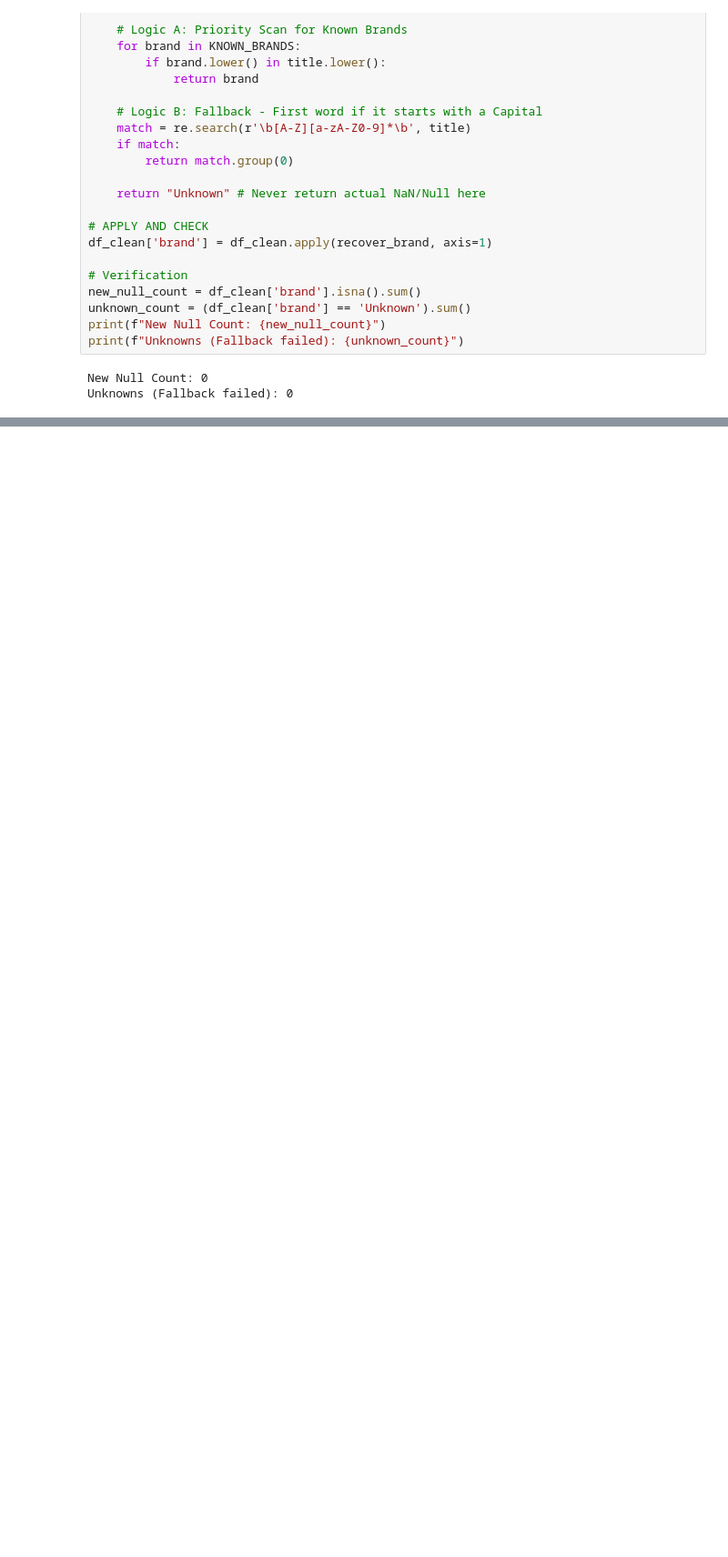
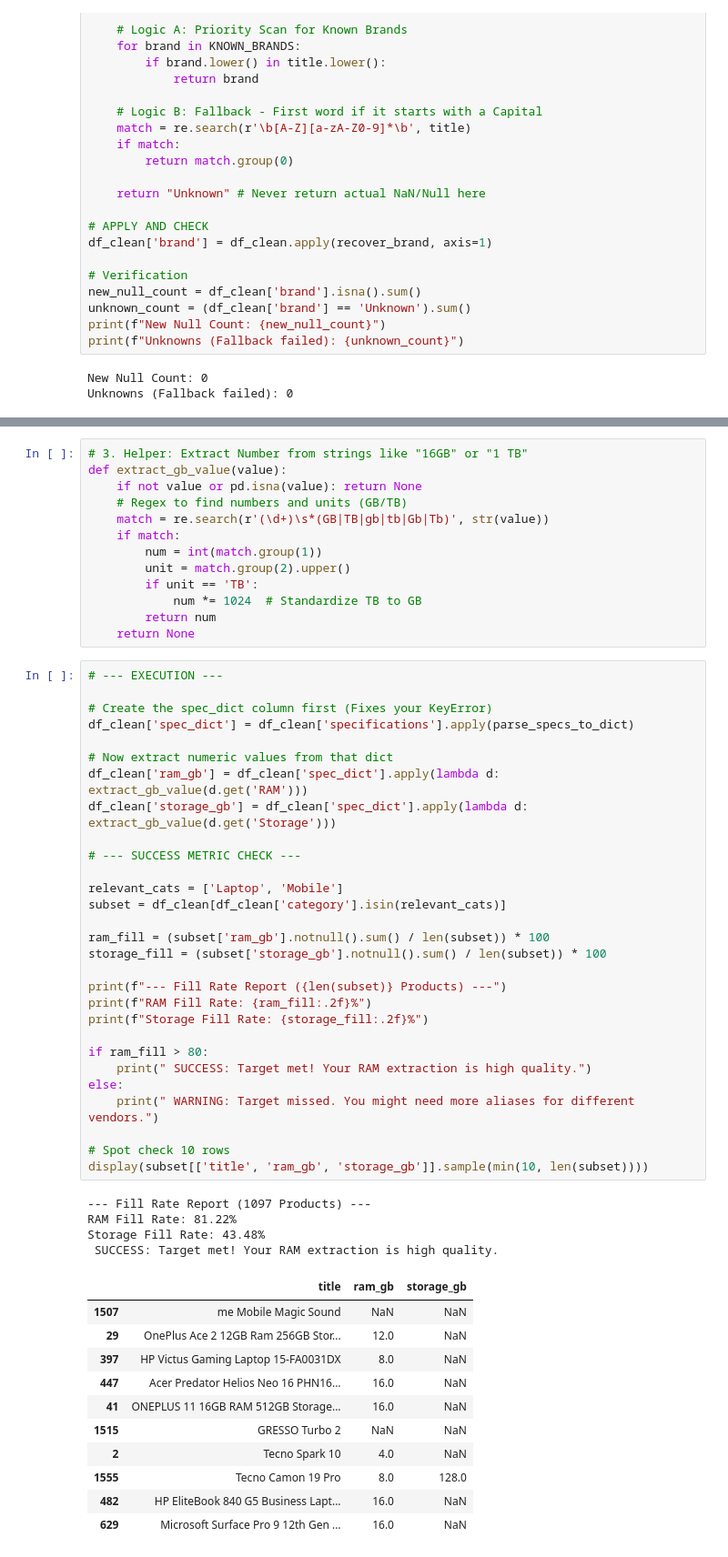
Before and after one commit to XENZA7/vendorlensx_recommendation_search_system, a Jupyter notebook: Notebooks/cleaning_feature_engineering.ipynb, the cells around one changed output, grey strips where cells are left out. Shown at 91% size. Cells and saved outputs as stored; diff of their text form; blank space fills up the shorter version.

Commit message:
feature extraction

```diff
--- a/Notebooks/cleaning_feature_engineering.ipynb
+++ b/Notebooks/cleaning_feature_engineering.ipynb
@@ -115,0 +164,58 @@ Unknowns (Fallback failed): 0
+# %%
+# 3. Helper: Extract Number from strings like "16GB" or "1 TB"
+def extract_gb_value(value):
+    if not value or pd.isna(value): return None
+    # Regex to find numbers and units (GB/TB)
+    match = re.search(r'(\d+)\s*(GB|TB|gb|tb|Gb|Tb)', str(value))
+    if match:
+        num = int(match.group(1))
+        unit = match.group(2).upper()
+        if unit == 'TB':
+            num *= 1024  # Standardize TB to GB
+        return num
+    return None
+# %%
+# --- EXECUTION ---
+
+# Create the spec_dict column first (Fixes your KeyError)
+df_clean['spec_dict'] = df_clean['specifications'].apply(parse_specs_to_dict)
+
+# Now extract numeric values from that dict
+df_clean['ram_gb'] = df_clean['spec_dict'].apply(lambda d: extract_gb_value(d.get('RAM')))
+df_clean['storage_gb'] = df_clean['spec_dict'].apply(lambda d: extract_gb_value(d.get('Storage')))
+
+# --- SUCCESS METRIC CHECK ---
+
+relevant_cats = ['Laptop', 'Mobile']
+subset = df_clean[df_clean['category'].isin(relevant_cats)]
+
+ram_fill = (subset['ram_gb'].notnull().sum() / len(subset)) * 100
+storage_fill = (subset['storage_gb'].notnull().sum() / len(subset)) * 100
+
+print(f"--- Fill Rate Report ({len(subset)} Products) ---")
+print(f"RAM Fill Rate: {ram_fill:.2f}%")
+print(f"Storage Fill Rate: {storage_fill:.2f}%")
+
+if ram_fill > 80:
+    print(" SUCCESS: Target met! Your RAM extraction is high quality.")
+else:
+    print(" WARNING: Target missed. You might need more aliases for different vendors.")
+
+# Spot check 10 rows
+display(subset[['title', 'ram_gb', 'storage_gb']].sample(min(10, len(subset))))
+# %% [output]
+--- Fill Rate Report (1097 Products) ---
+RAM Fill Rate: 81.22%
+Storage Fill Rate: 43.48%
+ SUCCESS: Target met! Your RAM extraction is high quality.
+|  | title | ram_gb | storage_gb |
+| 1507 | me Mobile Magic Sound | NaN | NaN |
+| 29 | OnePlus Ace 2 12GB Ram 256GB Stor... | 12.0 | NaN |
+| 397 | HP Victus Gaming Laptop 15-FA0031DX | 8.0 | NaN |
+| 447 | Acer Predator Helios Neo 16 PHN16... | 16.0 | NaN |
+| 41 | ONEPLUS 11 16GB RAM 512GB Storage... | 16.0 | NaN |
+| 1515 | GRESSO Turbo 2 | NaN | NaN |
+| 2 | Tecno Spark 10 | 4.0 | NaN |
+| 1555 | Tecno Camon 19 Pro | 8.0 | 128.0 |
+| 482 | HP EliteBook 840 G5 Business Lapt... | 16.0 | NaN |
+| 629 | Microsoft Surface Pro 9 12th Gen ... | 16.0 | NaN |
```
Also changed, not shown: parts of 21 cells of this notebook, 1 other file.
